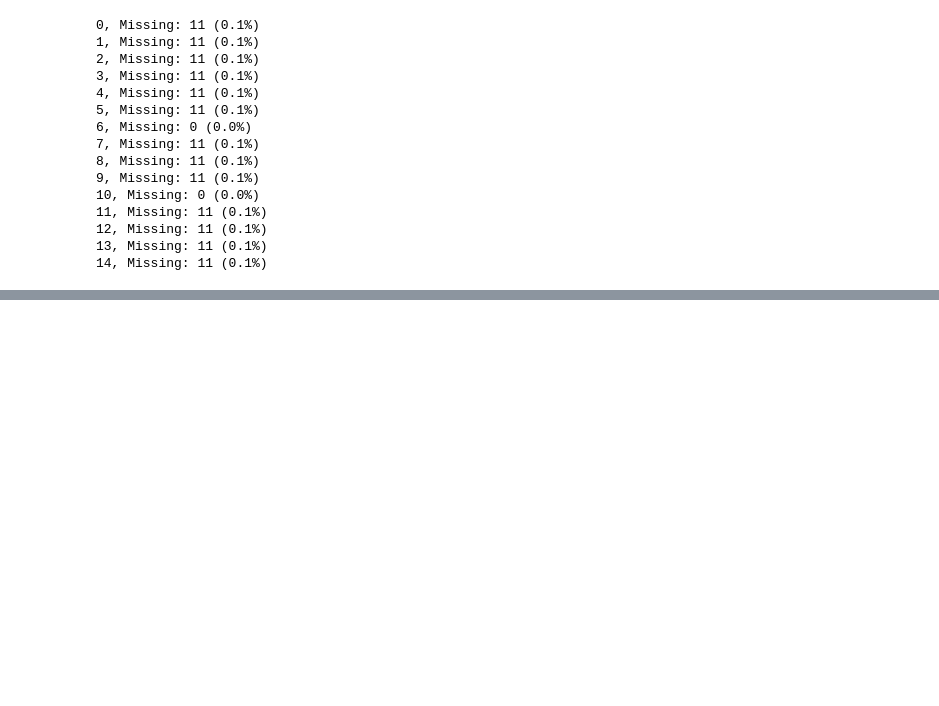
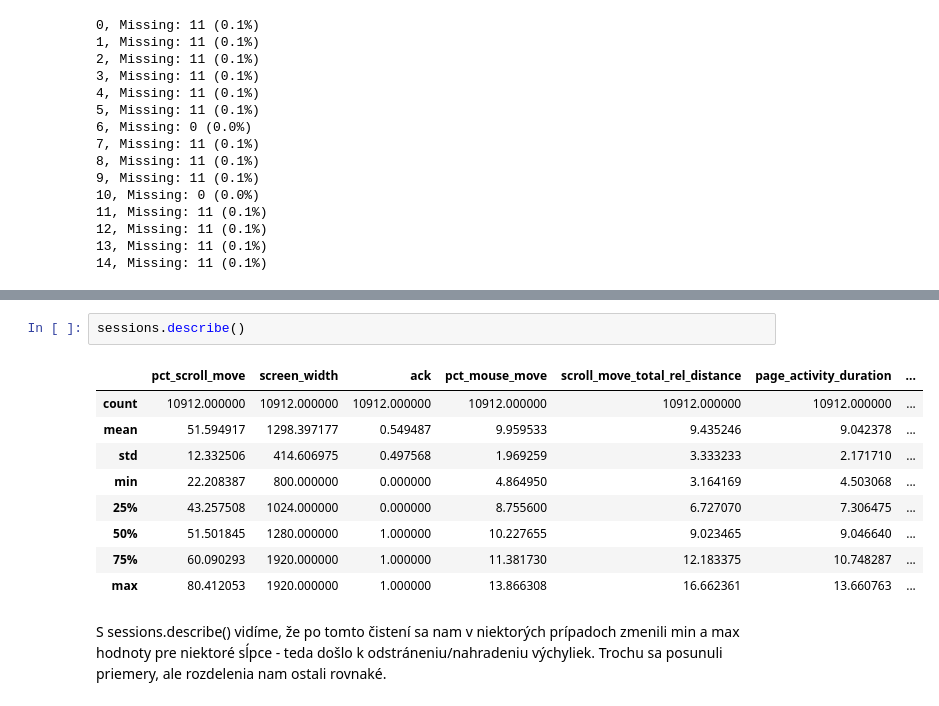
Before and after one commit to JakubGruber90/IAU_project, a Jupyter notebook: phase-2.ipynb, the cells around one changed output, grey strips where cells are left out. Cells and saved outputs as stored; diff of their text form; blank space fills up the shorter version.

```diff
--- a/phase-2.ipynb
+++ b/phase-2.ipynb
@@ -222,0 +237,14 @@ plt.show()
+# %%
+sessions.describe()
+# %% [output]
+|  | pct_scroll_move | screen_width | ack | pct_mouse_move | scroll_move_total_rel_distance | page_activity_duration | ... |
+| count | 10912.000000 | 10912.000000 | 10912.000000 | 10912.000000 | 10912.000000 | 10912.000000 | ... |
+| mean | 51.594917 | 1298.397177 | 0.549487 | 9.959533 | 9.435246 | 9.042378 | ... |
+| std | 12.332506 | 414.606975 | 0.497568 | 1.969259 | 3.333233 | 2.171710 | ... |
+| min | 22.208387 | 800.000000 | 0.000000 | 4.864950 | 3.164169 | 4.503068 | ... |
+| 25% | 43.257508 | 1024.000000 | 0.000000 | 8.755600 | 6.727070 | 7.306475 | ... |
+| 50% | 51.501845 | 1280.000000 | 1.000000 | 10.227655 | 9.023465 | 9.046640 | ... |
+| 75% | 60.090293 | 1920.000000 | 1.000000 | 11.381730 | 12.183375 | 10.748287 | ... |
+| max | 80.412053 | 1920.000000 | 1.000000 | 13.866308 | 16.662361 | 13.660763 | ... |
+# %% [markdown]
+S sessions.describe() vidíme, že po tomto čistení sa nam v niektorých prípadoch zmenili min a max hodnoty pre niektoré sĺpce - teda došlo k odstráneniu/nahradeniu výchyliek. Trochu sa posunuli priemery, ale rozdelenia nam ostali rovnaké.
```
Also changed, not shown: parts of 9 cells of this notebook.
